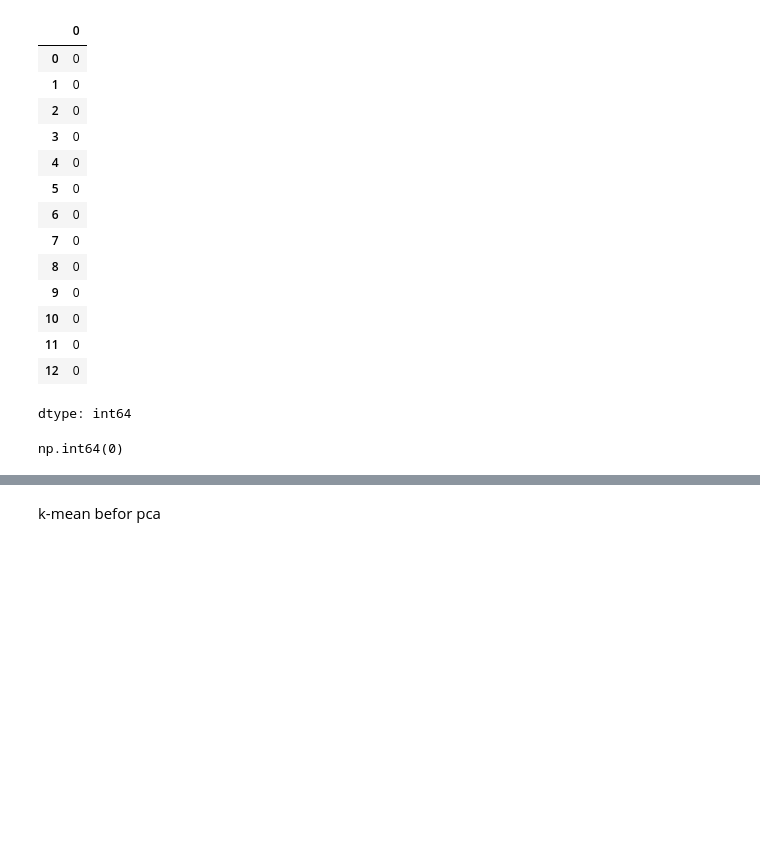
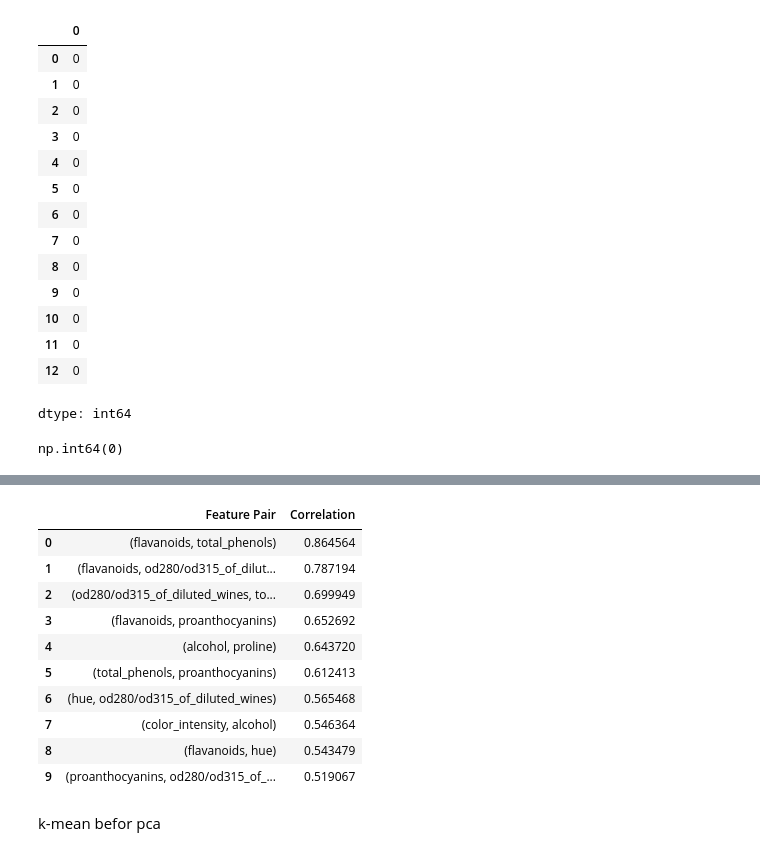
Before and after one commit to azshbl/until5-mini-project3, a Jupyter notebook: Evaluating_Clustering_PCS.ipynb, the cells around one changed output, grey strips where cells are left out. Cells and saved outputs as stored; diff of their text form; code cells hidden in the pictures; blank space fills up the shorter version.

```diff
--- a/Evaluating_Clustering_PCS.ipynb
+++ b/Evaluating_Clustering_PCS.ipynb
@@ -59,2 +94,37 @@ X_scaled = scaler.fit_transform(X)
+# %%
+
+corr_pairs = correlation_matrix.unstack()
+sorted_corr_pairs = corr_pairs.sort_values(ascending=False)
+
+filtered_corr_pairs = sorted_corr_pairs[sorted_corr_pairs != 1.0]
+
+
+unique_corr_list = []
+seen_pairs = set()
+
+for (feature1, feature2), correlation_value in filtered_corr_pairs.items():
+
+    ordered_pair = tuple(sorted((feature1, feature2)))
+
+    if ordered_pair not in seen_pairs:
+        unique_corr_list.append(((feature1, feature2), correlation_value))
+        seen_pairs.add(ordered_pair)
+
+
+correlation_summary_df = pd.DataFrame(unique_corr_list, columns=['Feature Pair', 'Correlation'])
+
+correlation_summary_df.head(10)
+# %% [output]
+|  | Feature Pair | Correlation |
+| 0 | (flavanoids, total_phenols) | 0.864564 |
+| 1 | (flavanoids, od280/od315_of_dilut... | 0.787194 |
+| 2 | (od280/od315_of_diluted_wines, to... | 0.699949 |
+| 3 | (flavanoids, proanthocyanins) | 0.652692 |
+| 4 | (alcohol, proline) | 0.643720 |
+| 5 | (total_phenols, proanthocyanins) | 0.612413 |
+| 6 | (hue, od280/od315_of_diluted_wines) | 0.565468 |
+| 7 | (color_intensity, alcohol) | 0.546364 |
+| 8 | (flavanoids, hue) | 0.543479 |
+| 9 | (proanthocyanins, od280/od315_of_... | 0.519067 |
 # %% [markdown]
 k-mean befor pca
```
Also changed, not shown: parts of 13 cells of this notebook.
